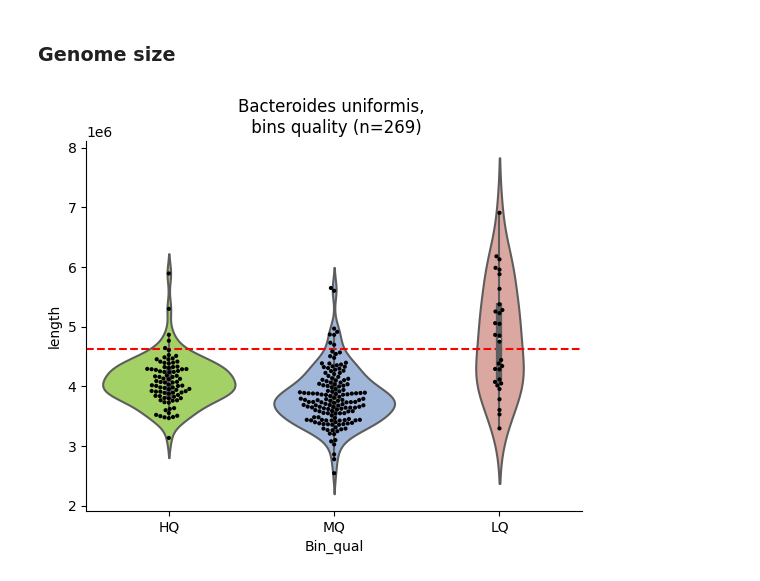
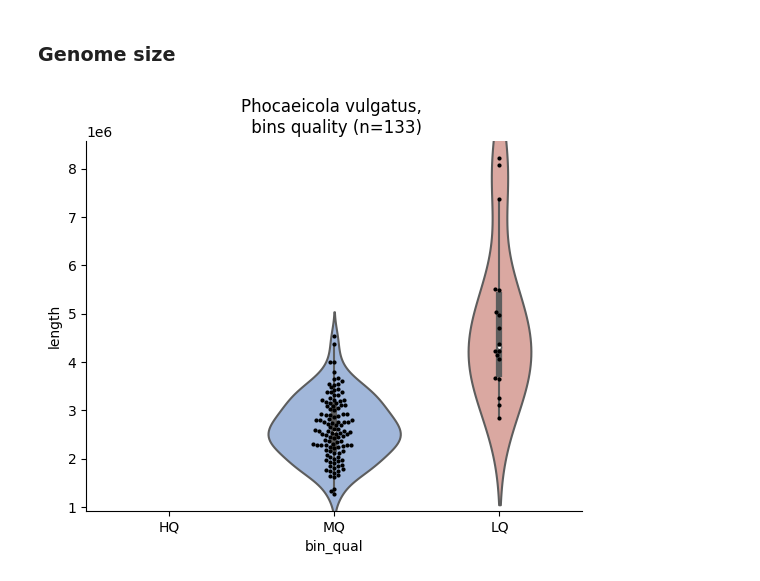
Before and after one commit to Chartiza/2023_EstMB_MAGdb_sp_stat, a Jupyter notebook: Taxa_Nassos.ipynb, the cells around one changed output. Cells and saved outputs as stored; diff of their text form; code cells hidden in the pictures.

```diff
--- a/Taxa_Nassos.ipynb
+++ b/Taxa_Nassos.ipynb
@@ -15,8 +16,9 @@ all_lq = pd.read_excel('../!DATA_EstMB_MAGdb/LQcl_all_bins_all_info.xlsx')
 # read info about representative bins
 rep_hq = pd.read_excel('../!DATA_EstMB_MAGdb/HQcl_representative_MAGs_all_info.xlsx')
 rep_lq = pd.read_excel('../!DATA_EstMB_MAGdb/LQcl_representative_MAGs_all_info.xlsx')
+# read info about all bins together
+all_mag = pd.read_excel('../2023_FINAL_build/results/together_HQLQcl_all_MAGs_all_info.xlsx')
+rep_mag = pd.read_excel('../2023_FINAL_build/results/together_HQLQcl_representative_MAGs_all_info.xlsx')
 
-print('HQcl all bins: ', all_hq.shape)
-print('LQcl all bins: ', all_lq.shape)
-print('HQcl representative bins: ', rep_hq.shape)
-print('LQcl representative bins: ', rep_lq.shape)
+# combine all_lq and all_hq
+all_bins = pd.concat([all_lq, all_hq])
@@ -35,0 +27,11 @@ hq_trg = all_hq[all_hq['sp']== trg]
+# %%
+#trg = 'Bacteroides uniformis'
+#trg1 = 'Bacteroides'
+trg = 'Phocaeicola vulgatus'
+trg1 = 'Phocaeicola'
+
+trg_all = all_bins[all_bins['sp']== trg]
+trg_rep = rep_mag[rep_mag['sp']== trg]
+
+trg_gn = all_bins[all_bins['genus']== trg1]
+trg_gn_rep = rep_mag[rep_mag['genus']== trg1]
@@ -166,12 +146,12 @@ bu[bu['sp'] == 'Bacteroides uniformis'].T
 # %% [markdown]
 ### Genome size
 # %%
-sns.violinplot(y='length', x='Bin_qual', data=all_bu, order=[ "HQ", "MQ", "LQ"], palette=['#a7e354', '#98b5e3', '#e3a198'])
-plt.title("Bacteroides uniformis, \n bins quality (n=269)")
+sns.violinplot(y='length', x='bin_qual', data=trg_all, order=[ "HQ", "MQ", "LQ"], palette=['#a7e354', '#98b5e3', '#e3a198'])
+plt.title(str(trg)+", \n bins quality (n="+str(len(trg_all))+")")
 sns.despine()
-sns.swarmplot(y='length', x='Bin_qual', data=all_bu, order=[ "HQ", "MQ", "LQ"], color='black', size=3)
-plt.hlines(y=4629452, xmin=-0.5, xmax=2.5, color='red', linestyle='--')
+sns.swarmplot(y='length', x='bin_qual', data=trg_all, order=[ "HQ", "MQ", "LQ"], color='black', size=3)
+#plt.hlines(y=4629452, xmin=-0.5, xmax=2.5, color='red', linestyle='--')
 
-plt.savefig('results/Bacteroides_uniformis_bins_qual_length.jpg', dpi=150)
+plt.savefig('results/Genome_length'+str(trg)+'.jpg', dpi=150)
 # %% [output]
-[figure, old version]
+[figure, new version]
```
Also changed, not shown: parts of 21 cells of this notebook, 13 other files.
